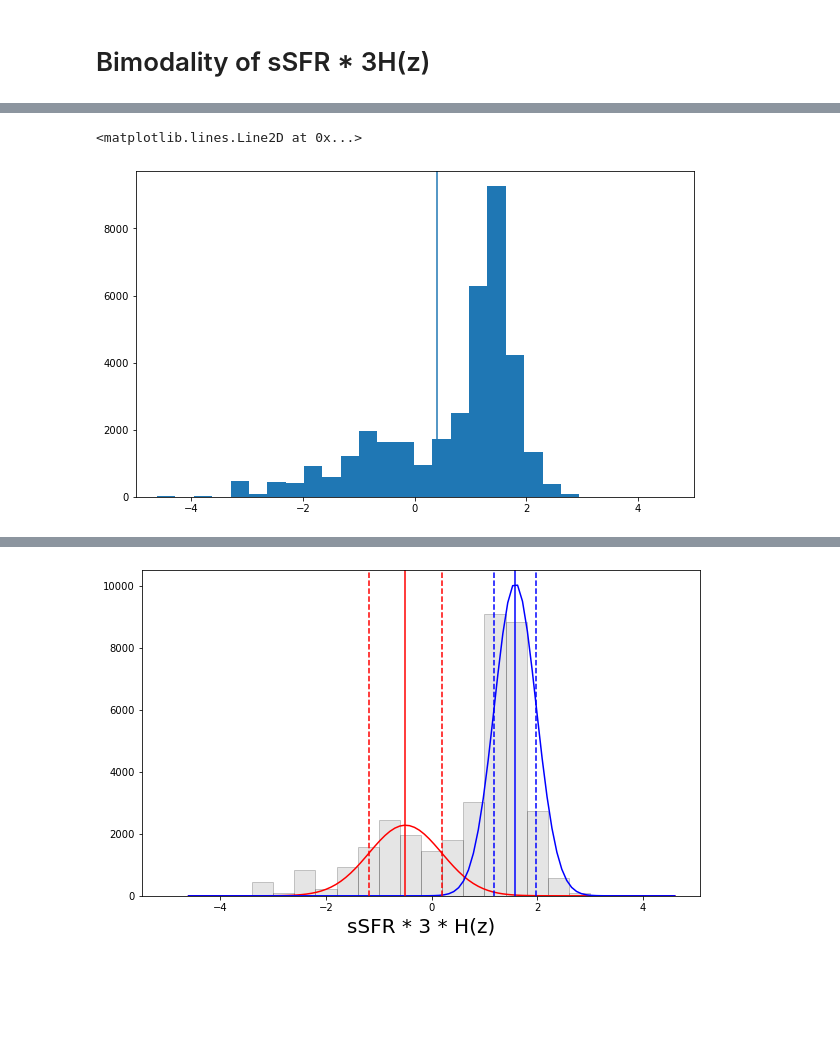
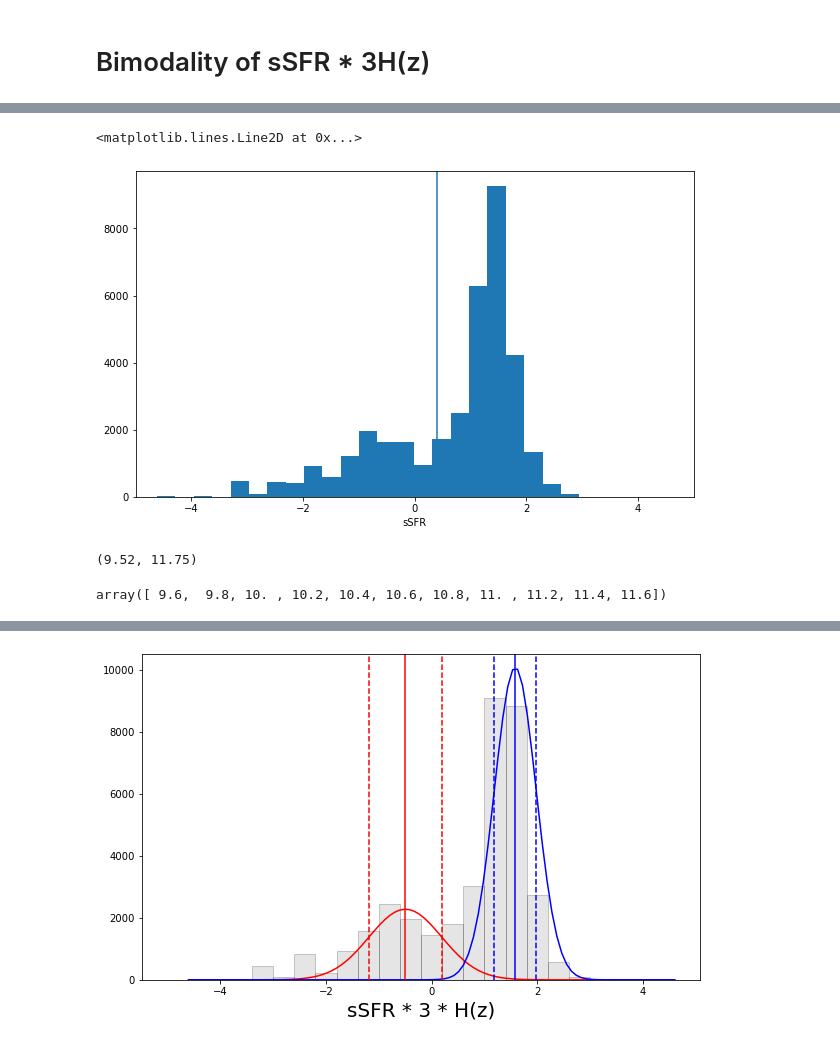
Before and after one commit to eunheeko/QuenchingTimescale, a Jupyter notebook: Classify_RGB.ipynb, the cells around one changed output, grey strips where cells are left out. Cells and saved outputs as stored; diff of their text form; code cells hidden in the pictures; blank space fills up the shorter version.

```diff
--- a/Classify_RGB.ipynb
+++ b/Classify_RGB.ipynb
@@ -82,9 +130,20 @@ ax[1].set_ylim(0, 8.2)
 # %%
 plt.figure(figsize = (10, 6))
 plt.hist(np.log10(10**total_z['sSFR'] * 3 * cosmo.age(total_z['zphot']).to(u.yr).value), bins = 100)
 plt.xlim(-5, 5)
 
+plt.xlabel('sSFR')
+
 plt.axvline(0.4)
 # %% [output]
 <matplotlib.lines.Line2D at 0x...>
-[figure, old version]
+[figure, new version]
+# %%
+min(total_z['Mass']), max(total_z['Mass'])
+# %% [output]
+(9.52, 11.75)
+# %%
+mrange = np.arange(9.6, 11.799, 0.2)
+mrange
+# %% [output]
+array([ 9.6,  9.8, 10. , 10.2, 10.4, 10.6, 10.8, 11. , 11.2, 11.4, 11.6])
```
Also changed, not shown: parts of 7 cells of this notebook, 1 other file.
